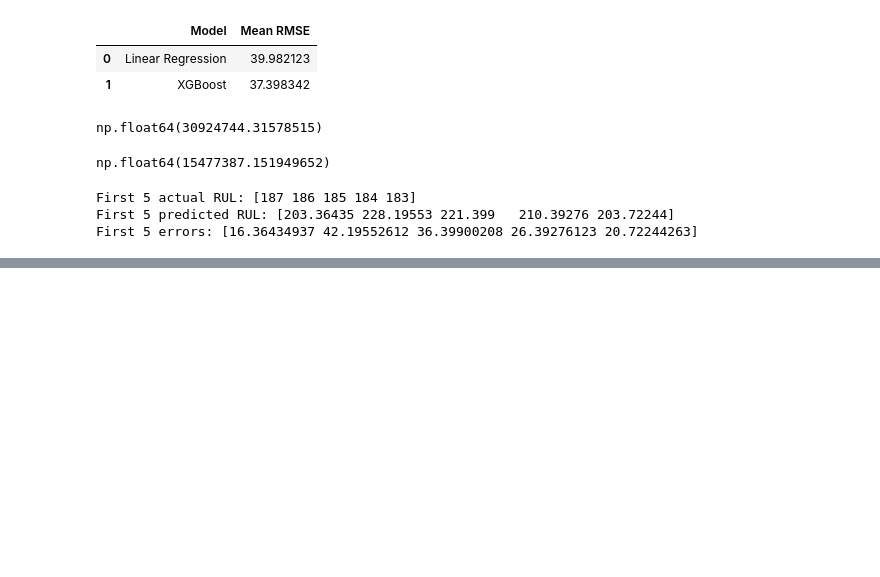
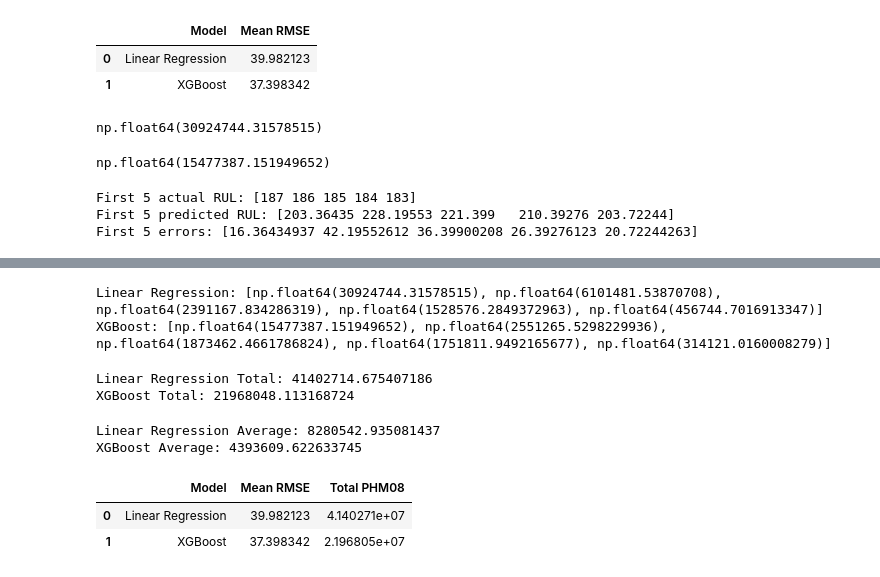
Before and after one commit to NeelLimbani2812/rul-turbofan-fd001, a Jupyter notebook: notebooks/01_load_data.ipynb, the cells around one changed output, grey strips where cells are left out. Drawn from its saved outputs; the diff is of its cells as text; code cells hidden in the pictures; blank space fills up the shorter version.

```diff
--- a/notebooks/01_load_data.ipynb
+++ b/notebooks/01_load_data.ipynb
@@ -777,0 +866,2 @@ First 5 errors: [16.36434937 42.19552612 36.39900208 26.39276123 20.72244263]
+# %%
+model.fit(X_train, y_train)
@@ -777,0 +870,2 @@ First 5 errors: [16.36434937 42.19552612 36.39900208 26.39276123 20.72244263]
+# %%
+y_pred = model.predict(X_val)
@@ -777,0 +902,48 @@ First 5 errors: [16.36434937 42.19552612 36.39900208 26.39276123 20.72244263]
+# %%
+lr_phm08_scores = []
+xgb_phm08_scores = []
+# %%
+for train_idx, val_idx in group_kfold.split(X, y, groups=train_df["unit"]):
+    X_train = X.iloc[train_idx]
+    X_val = X.iloc[val_idx]
+    y_train = y.iloc[train_idx]
+    y_val = y.iloc[val_idx]
+    model.fit(X_train, y_train)
+    y_pred = model.predict(X_val)
+    lr_phm08_scores.append(phm08_score(y_val, y_pred))
+    xgb_model.fit(X_train, y_train)
+    xgb_pred = xgb_model.predict(X_val)
+    xgb_phm08_scores.append(phm08_score(y_val, xgb_pred))
+# %%
+print("Linear Regression:", lr_phm08_scores)
+print("XGBoost:", xgb_phm08_scores)
+# %% [output]
+Linear Regression: [np.float64(30924744.31578515), np.float64(6101481.53870708), np.float64(2391167.834286319), np.float64(1528576.2849372963), np.float64(456744.7016913347)]
+XGBoost: [np.float64(15477387.151949652), np.float64(2551265.5298229936), np.float64(1873462.4661786824), np.float64(1751811.9492165677), np.float64(314121.0160008279)]
+# %%
+print("Linear Regression Total:", sum(lr_phm08_scores))
+print("XGBoost Total:", sum(xgb_phm08_scores))
+# %% [output]
+Linear Regression Total: 41402714.675407186
+XGBoost Total: 21968048.113168724
+# %%
+print("Linear Regression Average:", sum(lr_phm08_scores) / len(lr_phm08_scores))
+print("XGBoost Average:", sum(xgb_phm08_scores) / len(xgb_phm08_scores))
+# %% [output]
+Linear Regression Average: 8280542.935081437
+XGBoost Average: 4393609.622633745
+# %%
+comparison = pd.DataFrame({
+    "Model": ["Linear Regression", "XGBoost"],
+    "Mean RMSE": [baseline_rmse, xgb_rmse_scores.mean()],
+    "Total PHM08": [
+        sum(lr_phm08_scores),
+        sum(xgb_phm08_scores)
+    ]
+})
+
+comparison
+# %% [output]
+|  | Model | Mean RMSE | Total PHM08 |
+| 0 | Linear Regression | 39.982123 | 4.140271e+07 |
+| 1 | XGBoost | 37.398342 | 2.196805e+07 |
```
Also changed, not shown: parts of 39 cells of this notebook.
